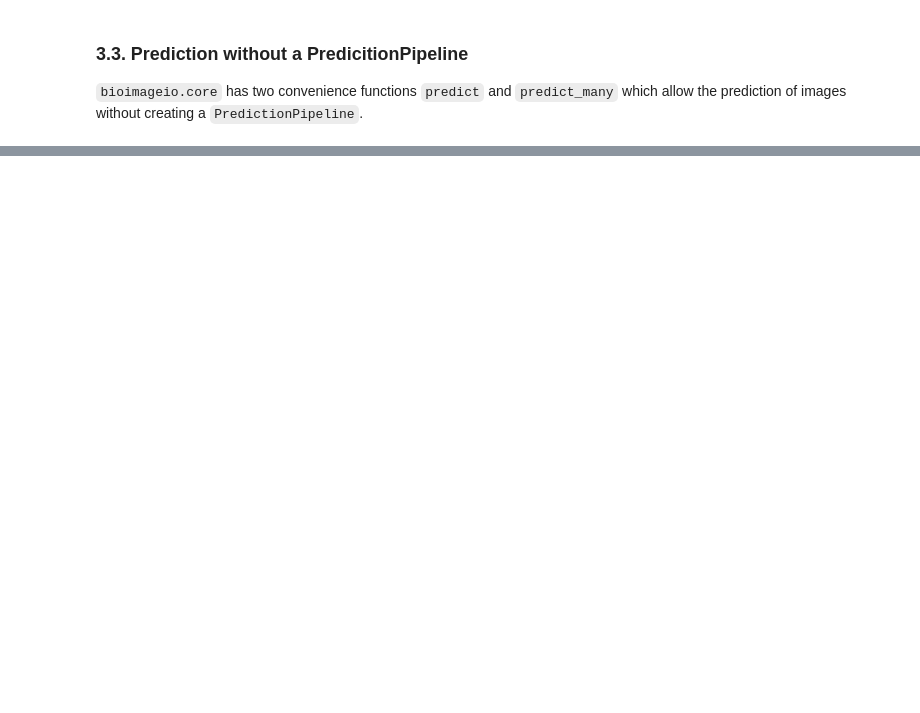
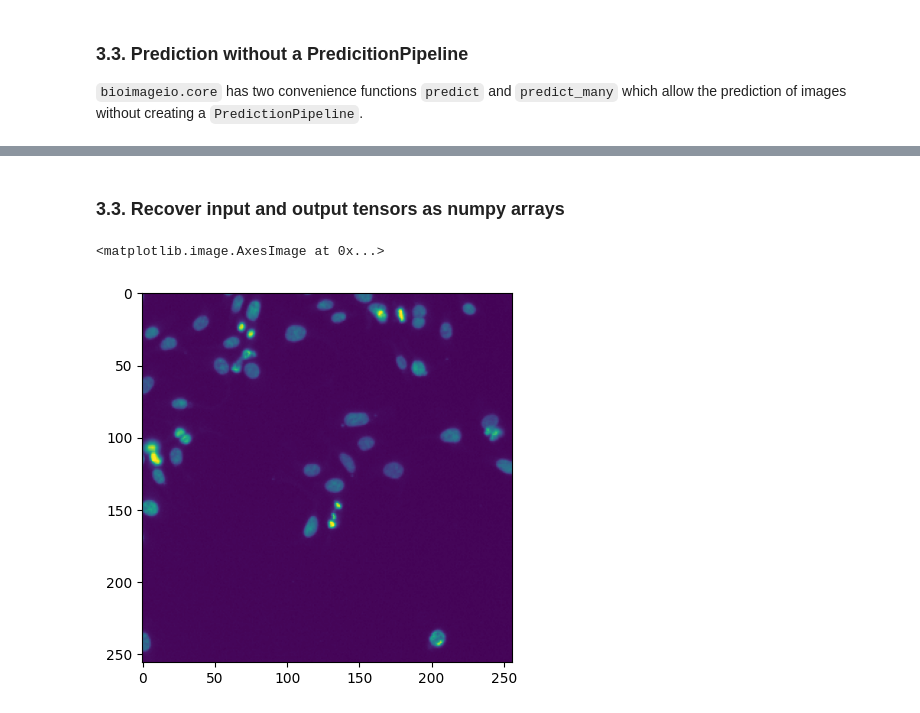
Before and after one commit to bioimage-io/core-bioimage-io-python, a Jupyter notebook: example/bioimageio.core_usage.ipynb, the cells around one changed output, grey strips where cells are left out. Cells and saved outputs as stored; diff of their text form; code cells hidden in the pictures; blank space fills up the shorter version.

```diff
--- a/example/bioimageio.core_usage.ipynb
+++ b/example/bioimageio.core_usage.ipynb
@@ -307,0 +395,31 @@ show_images({**sample.members, **prediction.members})
+# %% [markdown]
+### 3.3. Recover input and output tensors as numpy arrays
+# %%
+np_input_list = []
+np_output_list = []
+
+for ipt in range(len(sample.members.keys())):
+    input_array = sample.members[f"input{ipt}"].data
+
+    # Check for the number of channels to enable display
+    input_array = np.squeeze(input_array)
+    if len(input_array.shape)>2:
+        input_array = input_array[0]
+
+    np_input_list.append(input_array)
+
+
+for out in range(len(prediction.members.keys())):
+    output_array = prediction.members[f"output{ipt}"].data
+
+    # Check for the number of channels to enable display
+    output_array = np.squeeze(output_array)
+    if len(output_array.shape)>2:
+        output_array = output_array[0]
+
+    np_output_list.append(output_array)
+
+plt.imshow(np_input_list[0])
+# %% [output]
+<matplotlib.image.AxesImage at 0x...>
+[figure, added]
```
Also changed, not shown: parts of 18 cells of this notebook.
